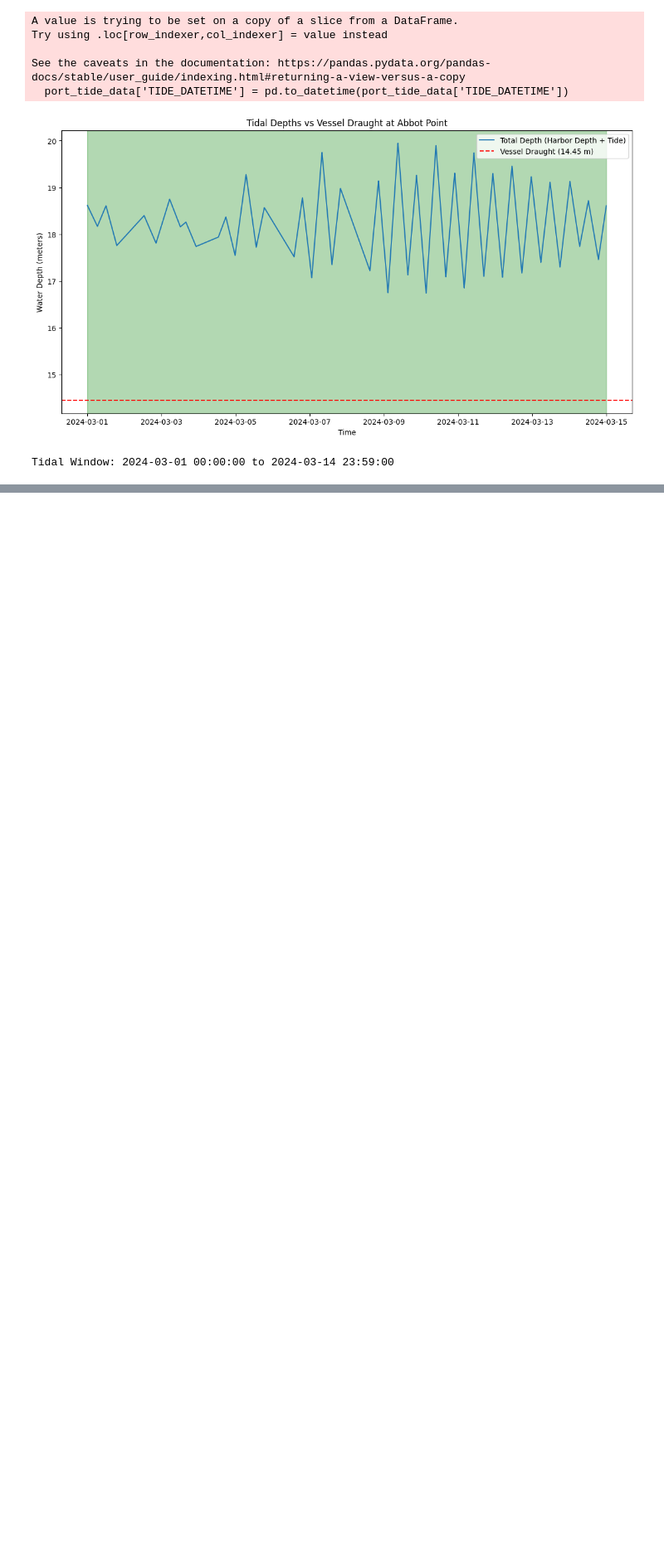
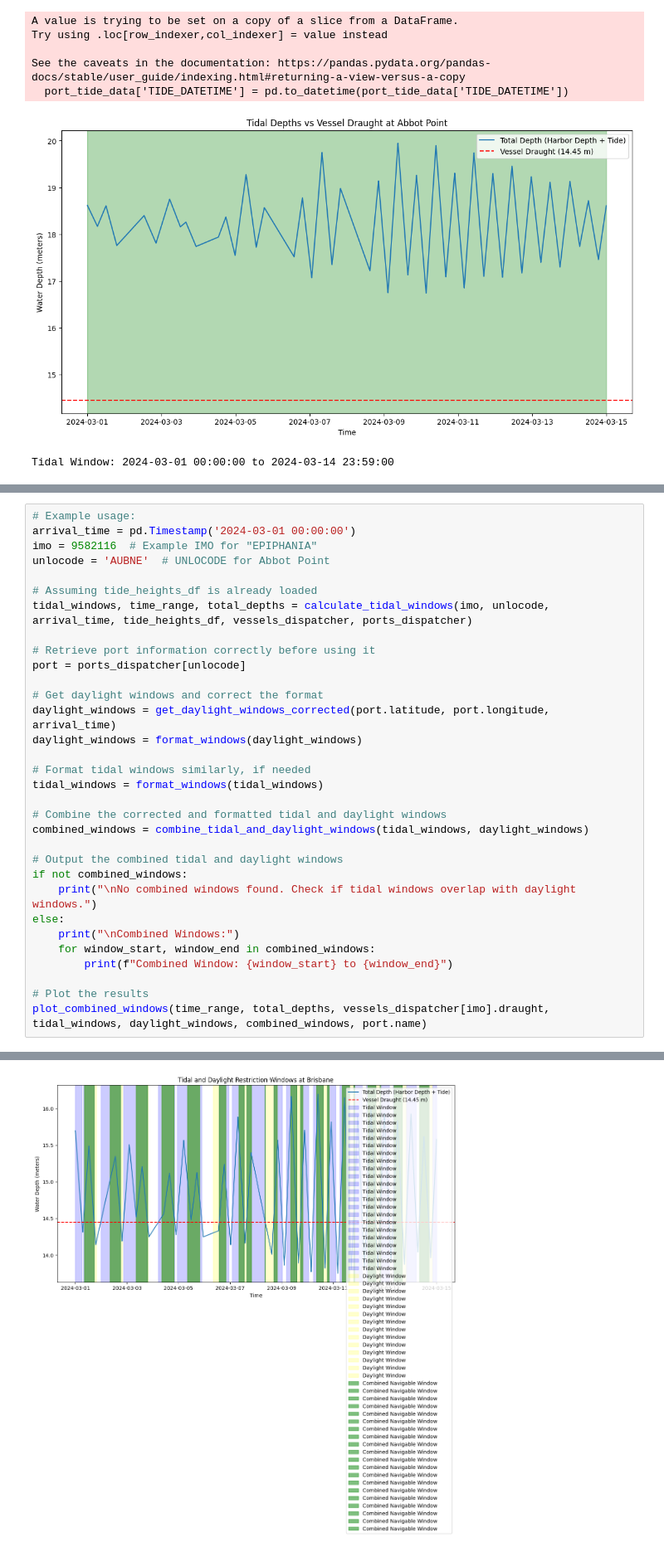
Before and after one commit to UlrikThygePedersen/Cassia, a Jupyter notebook: notebooks/EDA.ipynb, the cells around one changed output, grey strips where cells are left out. Shown at 83% size. Cells and saved outputs as stored; diff of their text form; blank space fills up the shorter version.

```diff
--- a/notebooks/EDA.ipynb
+++ b/notebooks/EDA.ipynb
@@ -79,0 +199,33 @@ Tidal Window: 2024-03-01 00:00:00 to 2024-03-14 23:59:00
+# %%
+# Example usage:
+arrival_time = pd.Timestamp('2024-03-01 00:00:00')
+imo = 9582116  # Example IMO for "EPIPHANIA"
+unlocode = 'AUBNE'  # UNLOCODE for Abbot Point
+
+# Assuming tide_heights_df is already loaded
+tidal_windows, time_range, total_depths = calculate_tidal_windows(imo, unlocode, arrival_time, tide_heights_df, vessels_dispatcher, ports_dispatcher)
+
+# Retrieve port information correctly before using it
+port = ports_dispatcher[unlocode]
+
+# Get daylight windows and correct the format
+daylight_windows = get_daylight_windows_corrected(port.latitude, port.longitude, arrival_time)
+daylight_windows = format_windows(daylight_windows)
+
+# Format tidal windows similarly, if needed
+tidal_windows = format_windows(tidal_windows)
+
+# Combine the corrected and formatted tidal and daylight windows
+combined_windows = combine_tidal_and_daylight_windows(tidal_windows, daylight_windows)
+
+# Output the combined tidal and daylight windows
+if not combined_windows:
+    print("\nNo combined windows found. Check if tidal windows overlap with daylight windows.")
+else:
+    print("\nCombined Windows:")
+    for window_start, window_end in combined_windows:
+        print(f"Combined Window: {window_start} to {window_end}")
+
+# Plot the results
+plot_combined_windows(time_range, total_depths, vessels_dispatcher[imo].draught, tidal_windows, daylight_windows, combined_windows, port.name)
+# %% [output]
@@ -79,0 +254 @@ Tidal Window: 2024-03-01 00:00:00 to 2024-03-14 23:59:00
+[figure, added]
```
Also changed, not shown: parts of 26 cells of this notebook, 9 other files.
